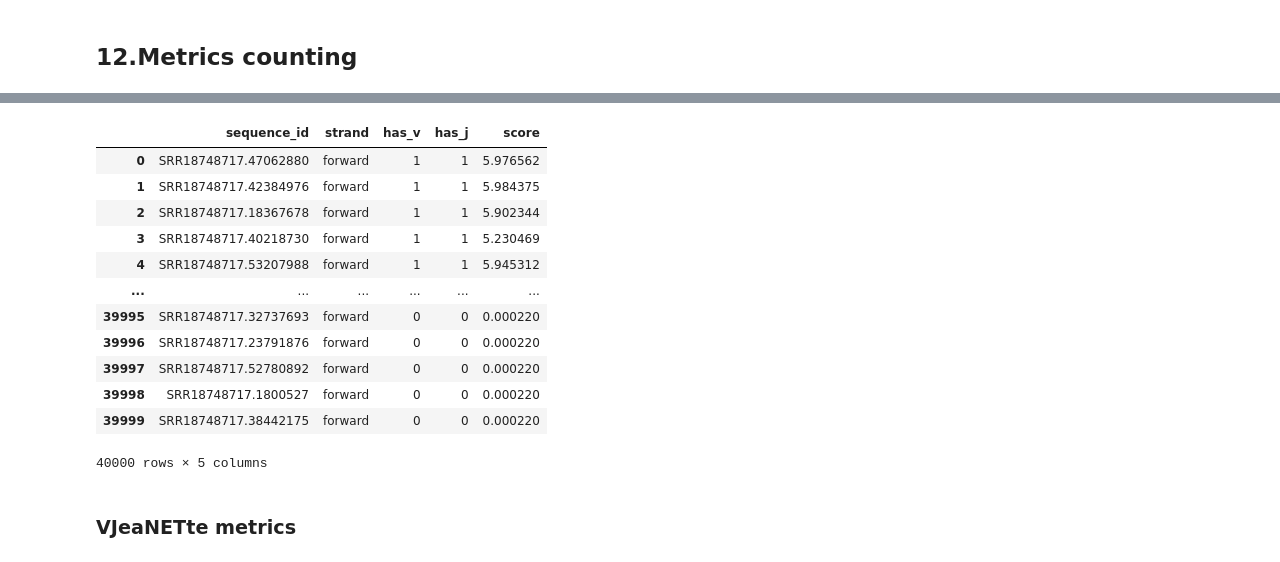
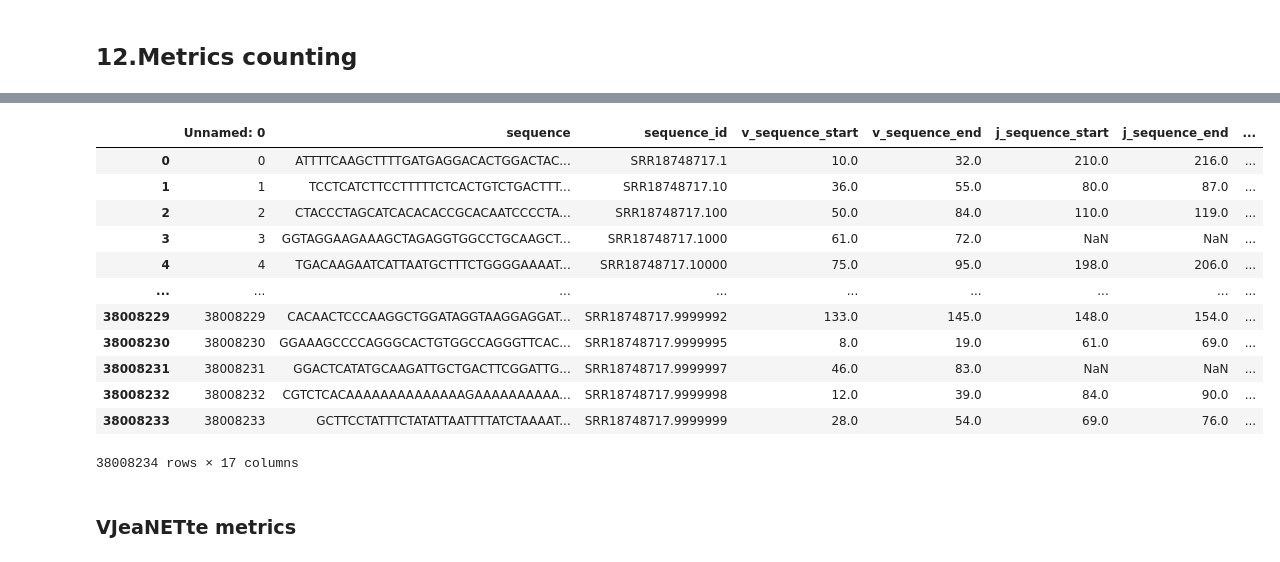
Before and after one commit to BelyashMatvey/vjeanette, a Jupyter notebook: notebooks/inference.ipynb, the cells around one changed output, grey strips where cells are left out. Saved outputs shown, nothing was run; the diff lists cells and outputs as text; code cells hidden in the pictures.

```diff
--- a/notebooks/inference.ipynb
+++ b/notebooks/inference.ipynb
@@ -517,4 +606,4 @@ with open('../data/test_18748717_vidjil.detected.vdj.fa') as f:
 # %%
 model_output = model_output.rename(columns={'read_id':'sequence_id'})
 # %%
-data_reference = pd.read_csv('../data/test_18748717_reference.csv')
+data_reference = pd.read_csv('../data/test_18748717_reference.tsv', delimiter=',')
@@ -521,2 +614,16 @@ data_reference = pd.read_csv('../data/test_18748717_reference.csv')
 # %%
-data_reference
+data_reference['has_v_ok'] =  (data_reference.has_v &(data_reference.best_v_identity > 80) &(data_reference.best_v_score > 50) )
+          #  df.has_j &
+
+         #   (df.best_j_identity > 88) &
+
+          #  (df.best_j_score > 40)
+
+data_reference['has_j_ok'] =  ( data_reference.has_j &(data_reference.best_j_identity > 88) & (data_reference.best_j_score > 40))
+            #df.has_v &
+
+          #  (df.best_v_identity > 80) &
+
+          #  (df.best_v_score > 50) &
+model_output['has_v_ok'] = model_output['has_v'].copy()
+model_output['has_j_ok'] = model_output['has_j'].copy()
@@ -537,16 +630,16 @@ data_reference
 # %%
-model_output
+data_reference
 # %% [output]
-|  | sequence_id | strand | has_v | has_j | score |
-| 0 | SRR18748717.47062880 | forward | 1 | 1 | 5.976562 |
-| 1 | SRR18748717.42384976 | forward | 1 | 1 | 5.984375 |
-| 2 | SRR18748717.18367678 | forward | 1 | 1 | 5.902344 |
-| 3 | SRR18748717.40218730 | forward | 1 | 1 | 5.230469 |
-| 4 | SRR18748717.53207988 | forward | 1 | 1 | 5.945312 |
-| ... | ... | ... | ... | ... | ... |
-| 39995 | SRR18748717.32737693 | forward | 0 | 0 | 0.000220 |
-| 39996 | SRR18748717.23791876 | forward | 0 | 0 | 0.000220 |
-| 39997 | SRR18748717.52780892 | forward | 0 | 0 | 0.000220 |
-| 39998 | SRR18748717.1800527 | forward | 0 | 0 | 0.000220 |
-| 39999 | SRR18748717.38442175 | forward | 0 | 0 | 0.000220 |
+|  | Unnamed: 0 | sequence | sequence_id | v_sequence_start | v_sequence_end | j_sequence_start | j_sequence_end | ... |
+| 0 | 0 | ATTTTCAAGCTTTTGATGAGGACACTGGACTAC... | SRR18748717.1 | 10.0 | 32.0 | 210.0 | 216.0 | ... |
+| 1 | 1 | TCCTCATCTTCCTTTTTCTCACTGTCTGACTTT... | SRR18748717.10 | 36.0 | 55.0 | 80.0 | 87.0 | ... |
+| 2 | 2 | CTACCCTAGCATCACACACCGCACAATCCCCTA... | SRR18748717.100 | 50.0 | 84.0 | 110.0 | 119.0 | ... |
+| 3 | 3 | GGTAGGAAGAAAGCTAGAGGTGGCCTGCAAGCT... | SRR18748717.1000 | 61.0 | 72.0 | NaN | NaN | ... |
+| 4 | 4 | TGACAAGAATCATTAATGCTTTCTGGGGAAAAT... | SRR18748717.10000 | 75.0 | 95.0 | 198.0 | 206.0 | ... |
+| ... | ... | ... | ... | ... | ... | ... | ... | ... |
+| 38008229 | 38008229 | CACAACTCCCAAGGCTGGATAGGTAAGGAGGAT... | SRR18748717.9999992 | 133.0 | 145.0 | 148.0 | 154.0 | ... |
+| 38008230 | 38008230 | GGAAAGCCCCAGGGCACTGTGGCCAGGGTTCAC... | SRR18748717.9999995 | 8.0 | 19.0 | 61.0 | 69.0 | ... |
+| 38008231 | 38008231 | GGACTCATATGCAAGATTGCTGACTTCGGATTG... | SRR18748717.9999997 | 46.0 | 83.0 | NaN | NaN | ... |
+| 38008232 | 38008232 | CGTCTCACAAAAAAAAAAAAAAGAAAAAAAAAA... | SRR18748717.9999998 | 12.0 | 39.0 | 84.0 | 90.0 | ... |
+| 38008233 | 38008233 | GCTTCCTATTTCTATATTAATTTTATCTAAAAT... | SRR18748717.9999999 | 28.0 | 54.0 | 69.0 | 76.0 | ... |
-40000 rows × 5 columns
+38008234 rows × 17 columns
```
Also changed, not shown: parts of 45 cells of this notebook, 26 other files.
